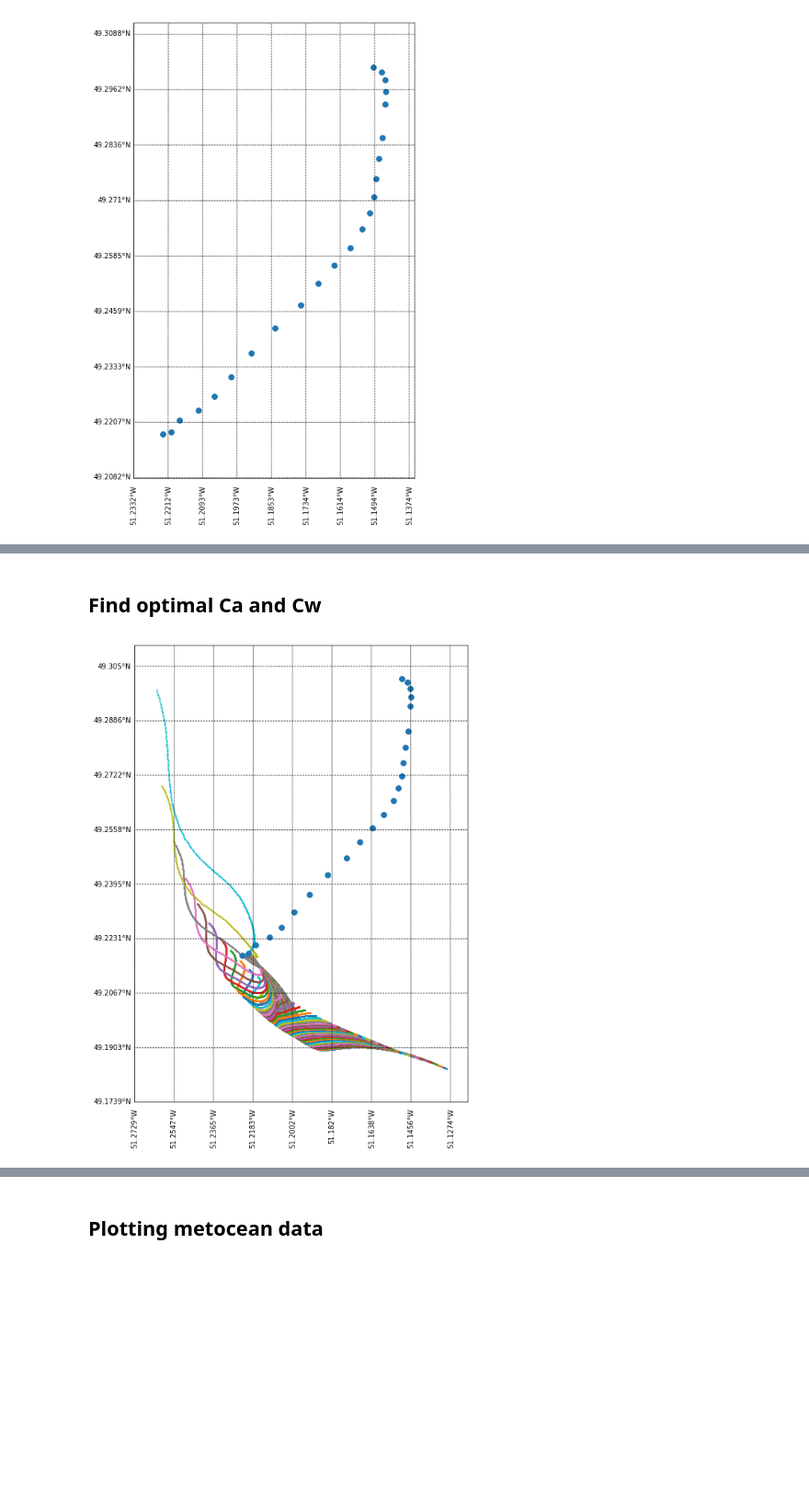
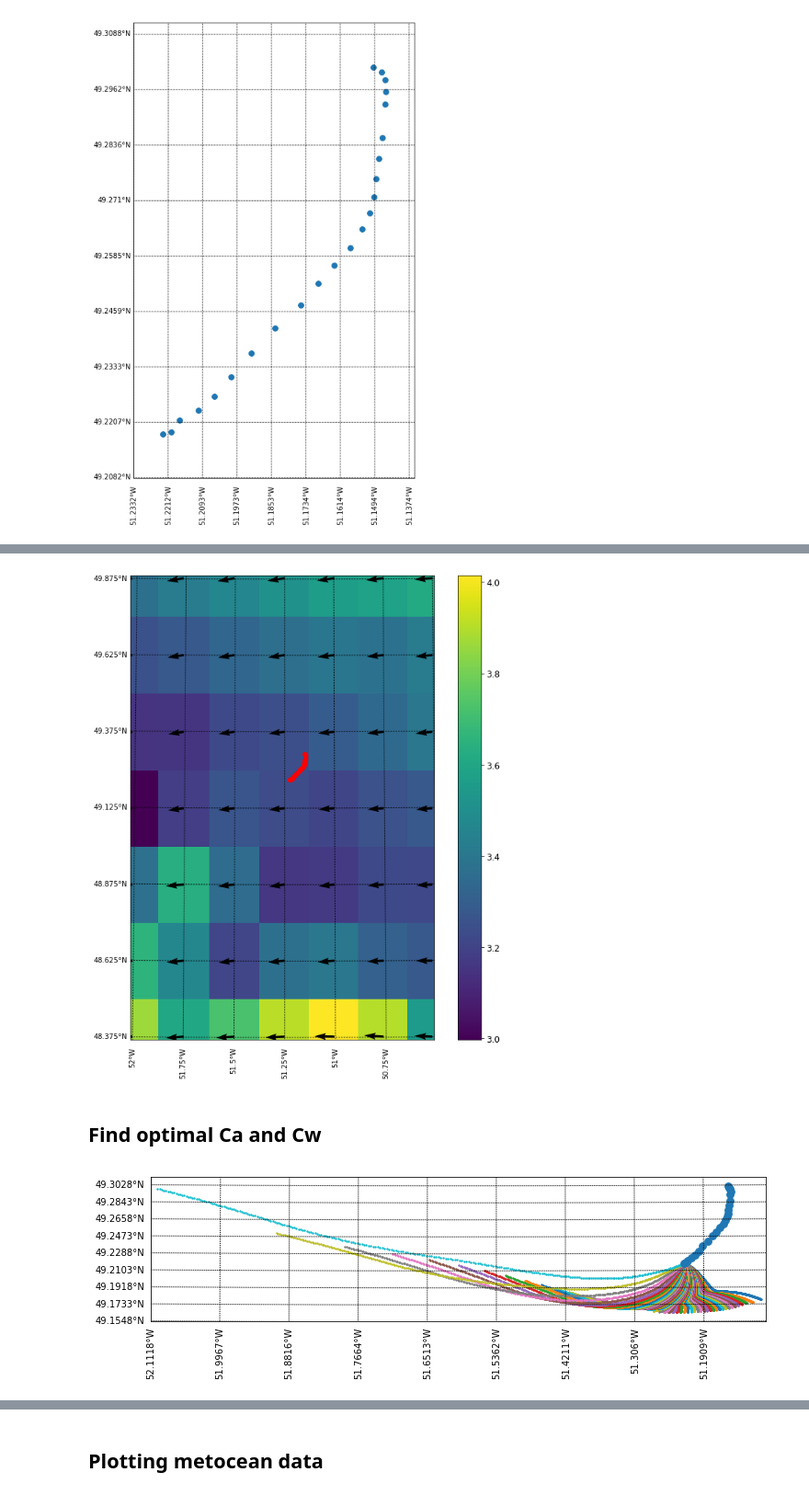
Before and after one commit to jmunroe/IceDEF, a Jupyter notebook: notebooks/ensemble3.ipynb, the cells around one changed output, grey strips where cells are left out. Shown at 92% size. Saved outputs shown, nothing was run; the diff lists cells and outputs as text; code cells hidden in the pictures; blank space fills up the shorter version.

```diff
--- a/notebooks/ensemble3.ipynb
+++ b/notebooks/ensemble3.ipynb
@@ -104,7 +273,10 @@ fig, ax = sim.results.plot(labels, sizes=sizes)
 labels = []
 for i in range(num_start_times):
     index = np.argmin(err_dict['err'][i][:])
-    print('err: {}, Ca: {}, Cw: {}'.format(err_dict['err'][i][index], err_dict['Ca'][i][index], err_dict['Cw'][i][index]))
+    min_err = err_dict['err'][i][index]
+    optimal_Ca = err_dict['Ca'][i][index]
+    optimal_Cw = err_dict['Cw'][i][index]
+    print('err: {}, Ca: {}, Cw: {}'.format(min_err, optimal_Ca, optimal_Cw))
     labels.append(f'{index + N*i}')
 labels += ['reference']
 sizes = [2] * num_start_times + [60]
@@ -115,15 +287,15 @@ err: 0.00786211268939867, Ca: 1.4000000000000001, Cw: 1.0999999999999999
 # %% [markdown]
 ## Running Ensemble
 # %%
-sim_args = tc.time_frame, tc.start_location, tc.start_velocity
-sim = simulator.Simulator(*sim_args, **{'ocean_model': 'ECMWF'})
-reference_data_dict = {'time': tc.ref_times, 'latitude': tc.ref_lats.values, 'longitude': tc.ref_lons.values}
-sim.results.add_from_dict(reference_data_dict, label='reference')
-sim.testcase = tc
+# sim_args = tc.time_frame, tc.start_location, tc.start_velocity
+# sim = simulator.Simulator(*sim_args, **{'ocean_model': 'ECMWF'})
+# reference_data_dict = {'time': tc.ref_times, 'latitude': tc.ref_lats.values, 'longitude': tc.ref_lons.values}
+# sim.results.add_from_dict(reference_data_dict, label='reference')
+# sim.testcase = tc
 
-ref_lats_lons = tc.ref_lats, tc.ref_lons
+# ref_lats_lons = tc.ref_lats, tc.ref_lons
 
-Ca, Cw = 1.4, 1.1
+Ca, Cw = optimal_Ca, optimal_Cw
 run_sim_kwargs = {'Ca': Ca, 'Cw': Cw, 'perturb_current': True, 'perturb_wind': True, 'smoothing_constant': 0.2}
 
 N = 50
@@ -238,12 +369,10 @@ fig, ax = plot.plot_track((tc.ref_lats.values, tc.ref_lons.values), sizes=60)
+# %%
+plot_metocean_and_drift_track(sim.atmosphere, sim.atmosphere.wind, lon_bounds, lat_bounds, time_bounds, tc)
+# %% [output]
+[figure, added]
 # %% [markdown]
 ## Find optimal Ca and Cw
 # %%
-sim_args = tc.time_frame, tc.start_location, tc.start_velocity
-sim = simulator.Simulator(*sim_args, **{'ocean_model': 'ECMWF'})
-reference_data_dict = {'time': tc.ref_times, 'latitude': tc.ref_lats.values, 'longitude': tc.ref_lons.values}
-sim.results.add_from_dict(reference_data_dict, label='reference')
-sim.testcase = tc
-
 ref_lats_lons = tc.ref_lats, tc.ref_lons
 
 Ca, Cw = 0.1, 0.15
@@ -253,7 +382,7 @@ Ca, Cw = 0.1, 0.15
 #                   'current_constants': np.array([0.03, -0.01]), 'wind_constants': np.array([-5.08, -3.39])}
 run_sim_kwargs = {'Ca': Ca, 'Cw': Cw,
                   'perturb_current': True, 'perturb_wind': True,
-                  'current_constants': np.array([0, 0]), 'wind_constants': np.array([0, 0])}
+                  'current_constants': np.array([0.03, -0.01]), 'wind_constants': np.array([-5.08, -3.39])}
 
 N = 50
 
@@ -267,34 +396,34 @@ for j in range(num_start_times):
     #tc = test_case.TestCaseB12(add_timedelta=np.timedelta64(12 * j, 'h'))
     #ref_lats_lons = tc.ref_lats, tc.ref_lons
     #sim.time_frame = tc.time_frame
     #sim.start_location = tc.start_location
     #sim.start_velocity = tc.start_velocity
     #sim.reload_iceberg()
 
     for i in range(N):
 
         Ca = 0.001 * i * N
         Cw = 0.001 * N * N - 0.001 * i * N
         #Ca = float(np.random.randint(low=35, high=40000, size=1) / 10000)
         #Cw = float(np.random.randint(low=35, high=40000, size=1) / 10000)
         #Cw = Ca / 5
         run_sim_kwargs['Ca'] = Ca
         run_sim_kwargs['Cw'] = Cw
         sim.run_simulation(label=f'{i + (j * N)}', **run_sim_kwargs)
         lats = sim.results.data[f'{i + (j * N)}']['latitude']
         lons = sim.results.data[f'{i + (j * N)}']['longitude']
         lats_lons = lats, lons
         err = calc_mean_error(lats_lons, ref_lats_lons)
         err_dict['Ca'][j][i] = Ca
         err_dict['Cw'][j][i] = Cw
         err_dict['err'][j][i] = err
 
 labels = [str(i) for i in range(N * num_start_times)] + ['reference']
 sizes = [2] * N * num_start_times + [60]
 markers = ['.'] * (N * num_start_times + 1)
 fig, ax = sim.results.plot(labels, sizes=sizes)
 # %% [output]
-[figure, old version]
+[figure, new version]
 # %%
 labels = []
 for i in range(num_start_times):
```
Also changed, not shown: parts of 106 cells of this notebook.
